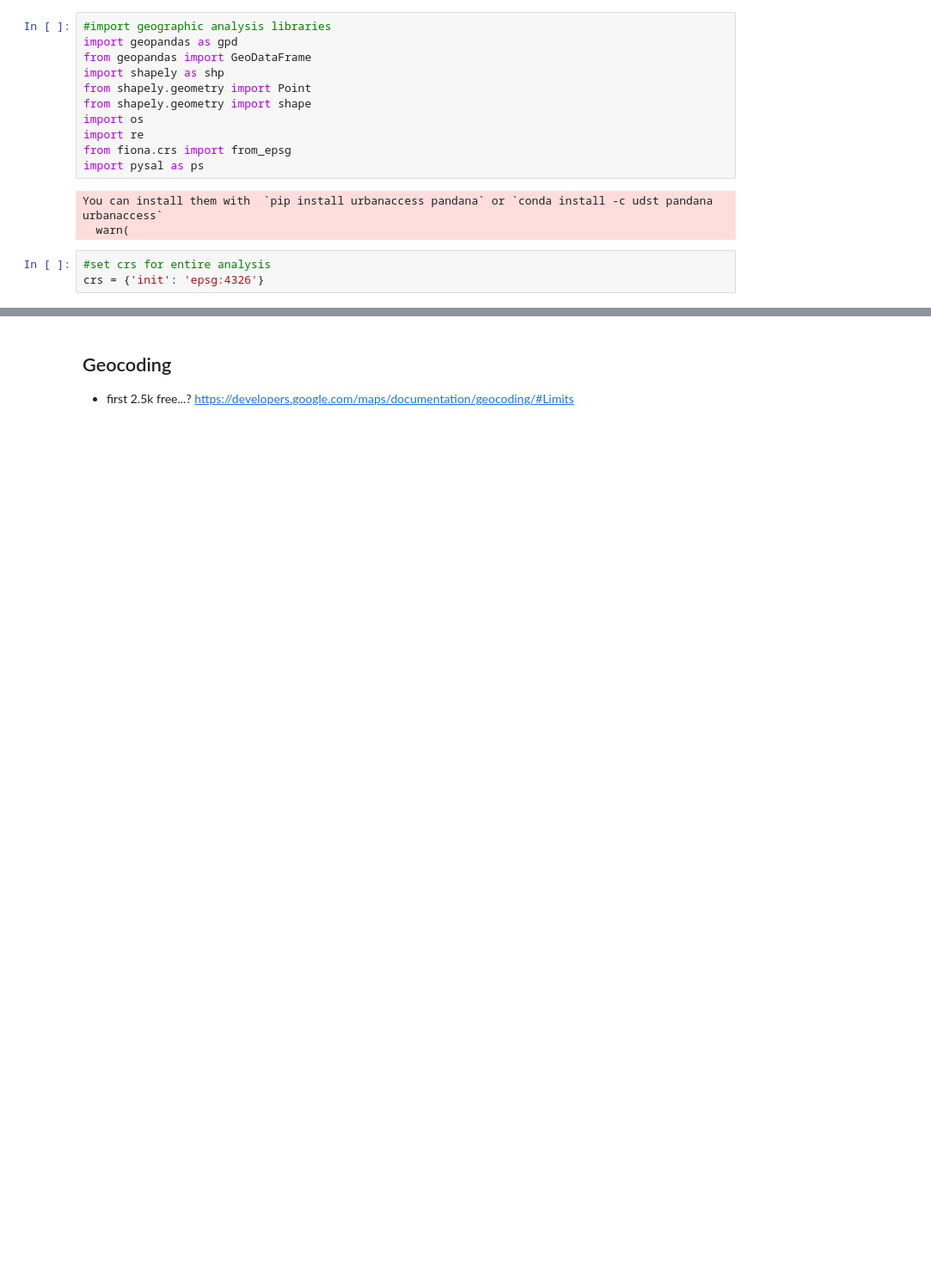
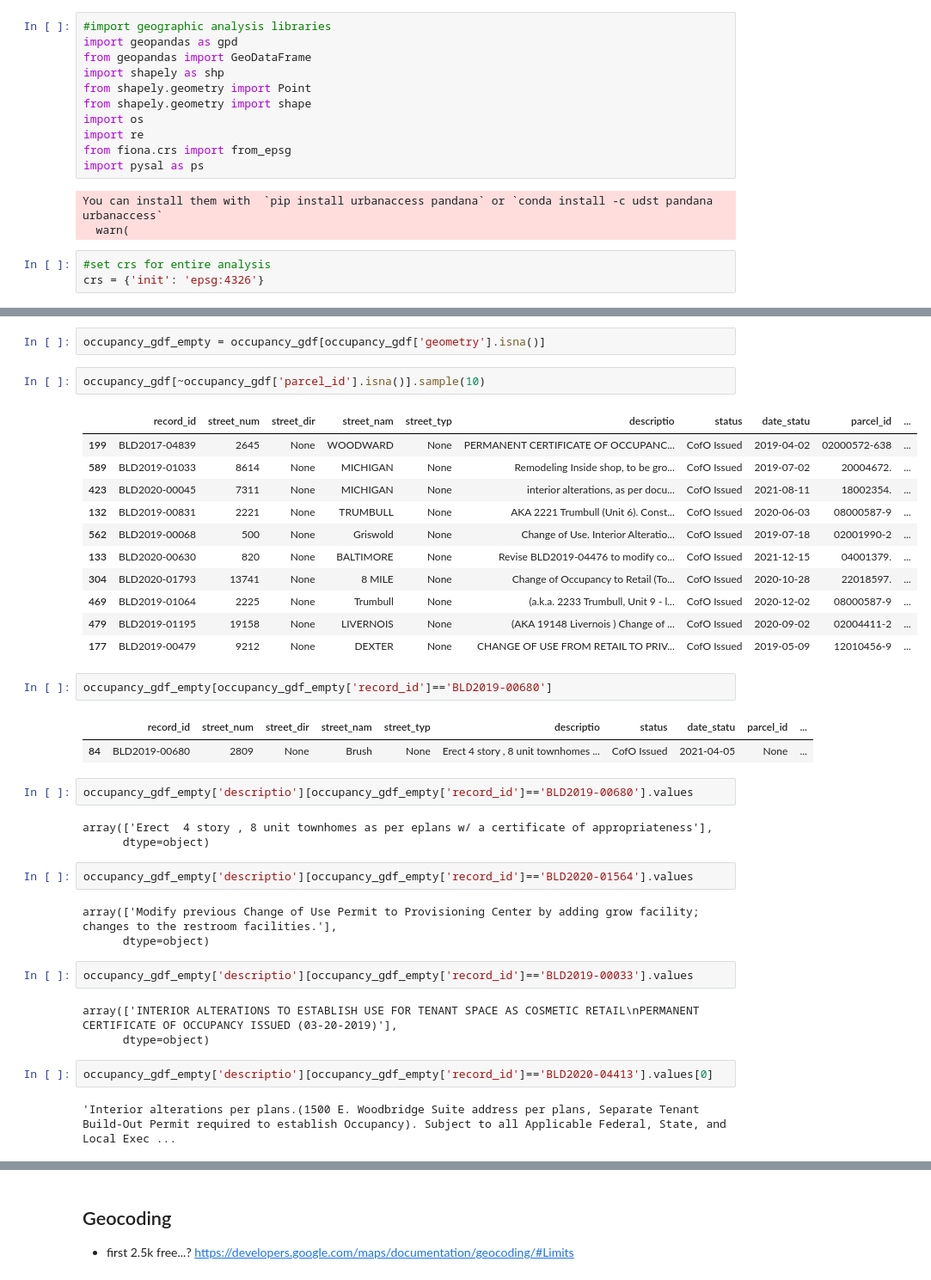
Before and after one commit to gperrin12/detroit_validate_address, a Jupyter notebook: experiments/detroit_project5_validate_address.ipynb, the cells around one changed output, grey strips where cells are left out. Shown: that part at 86% size. Cells and saved outputs as stored; diff of their text form; blank space fills up the shorter version.

```diff
--- a/experiments/detroit_project5_validate_address.ipynb
+++ b/experiments/detroit_project5_validate_address.ipynb
@@ -51,0 +160,40 @@ Rental Registrations: https://data.detroitmi.gov/datasets/rental-statuses-1/expl
+# %%
+occupancy_gdf_empty = occupancy_gdf[occupancy_gdf['geometry'].isna()]
+# %%
+occupancy_gdf[~occupancy_gdf['parcel_id'].isna()].sample(10)
+# %% [output]
+|  | record_id | street_num | street_dir | street_nam | street_typ | descriptio | status | date_statu | parcel_id | ... |
+| 199 | BLD2017-04839 | 2645 | None | WOODWARD | None | PERMANENT CERTIFICATE OF OCCUPANC... | CofO Issued | 2019-04-02 | 02000572-638 | ... |
+| 589 | BLD2019-01033 | 8614 | None | MICHIGAN | None | Remodeling Inside shop, to be gro... | CofO Issued | 2019-07-02 | 20004672. | ... |
+| 423 | BLD2020-00045 | 7311 | None | MICHIGAN | None | interior alterations, as per docu... | CofO Issued | 2021-08-11 | 18002354. | ... |
+| 132 | BLD2019-00831 | 2221 | None | TRUMBULL | None | AKA 2221 Trumbull (Unit 6). Const... | CofO Issued | 2020-06-03 | 08000587-9 | ... |
+| 562 | BLD2019-00068 | 500 | None | Griswold | None | Change of Use. Interior Alteratio... | CofO Issued | 2019-07-18 | 02001990-2 | ... |
+| 133 | BLD2020-00630 | 820 | None | BALTIMORE | None | Revise BLD2019-04476 to modify co... | CofO Issued | 2021-12-15 | 04001379. | ... |
+| 304 | BLD2020-01793 | 13741 | None | 8 MILE | None | Change of Occupancy to Retail (To... | CofO Issued | 2020-10-28 | 22018597. | ... |
+| 469 | BLD2019-01064 | 2225 | None | Trumbull | None | (a.k.a. 2233 Trumbull, Unit 9 - l... | CofO Issued | 2020-12-02 | 08000587-9 | ... |
+| 479 | BLD2019-01195 | 19158 | None | LIVERNOIS | None | (AKA 19148 Livernois ) Change of ... | CofO Issued | 2020-09-02 | 02004411-2 | ... |
+| 177 | BLD2019-00479 | 9212 | None | DEXTER | None | CHANGE OF USE FROM RETAIL TO PRIV... | CofO Issued | 2019-05-09 | 12010456-9 | ... |
+# %%
+occupancy_gdf_empty[occupancy_gdf_empty['record_id']=='BLD2019-00680']
+# %% [output]
+|  | record_id | street_num | street_dir | street_nam | street_typ | descriptio | status | date_statu | parcel_id | ... |
+| 84 | BLD2019-00680 | 2809 | None | Brush | None | Erect 4 story , 8 unit townhomes ... | CofO Issued | 2021-04-05 | None | ... |
+# %%
+occupancy_gdf_empty['descriptio'][occupancy_gdf_empty['record_id']=='BLD2019-00680'].values
+# %% [output]
+array(['Erect  4 story , 8 unit townhomes as per eplans w/ a certificate of appropriateness'],
+      dtype=object)
+# %%
+occupancy_gdf_empty['descriptio'][occupancy_gdf_empty['record_id']=='BLD2020-01564'].values
+# %% [output]
+array(['Modify previous Change of Use Permit to Provisioning Center by adding grow facility; changes to the restroom facilities.'],
+      dtype=object)
+# %%
+occupancy_gdf_empty['descriptio'][occupancy_gdf_empty['record_id']=='BLD2019-00033'].values
+# %% [output]
+array(['INTERIOR ALTERATIONS TO ESTABLISH USE FOR TENANT SPACE AS COSMETIC RETAIL\nPERMANENT CERTIFICATE OF OCCUPANCY ISSUED (03-20-2019)'],
+      dtype=object)
+# %%
+occupancy_gdf_empty['descriptio'][occupancy_gdf_empty['record_id']=='BLD2020-04413'].values[0]
+# %% [output]
+'Interior alterations per plans.(1500 E. Woodbridge Suite address per plans, Separate Tenant Build-Out Permit required to establish Occupancy). Subject to all Applicable Federal, State, and Local Exec ...
```
Also changed, not shown: parts of 24 cells of this notebook.
